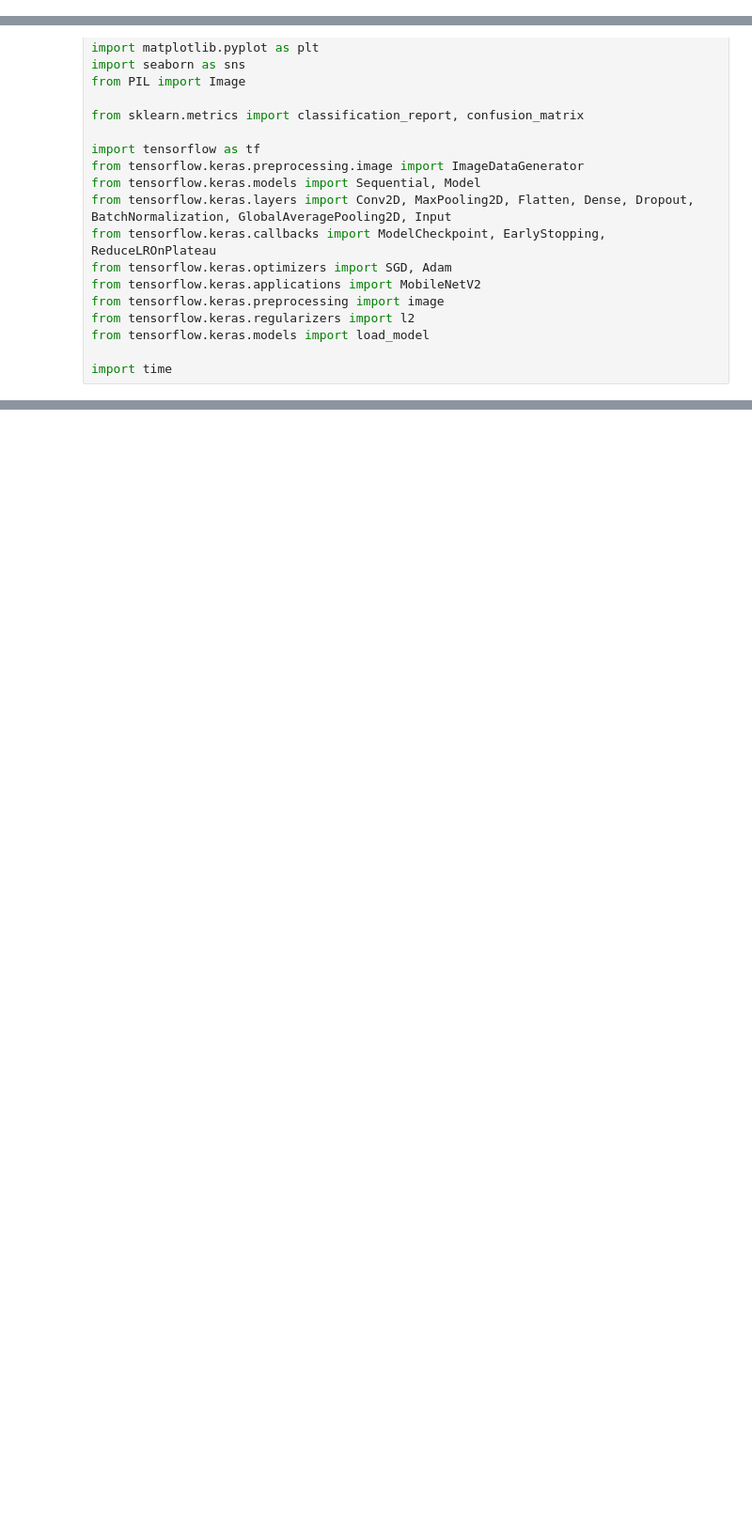
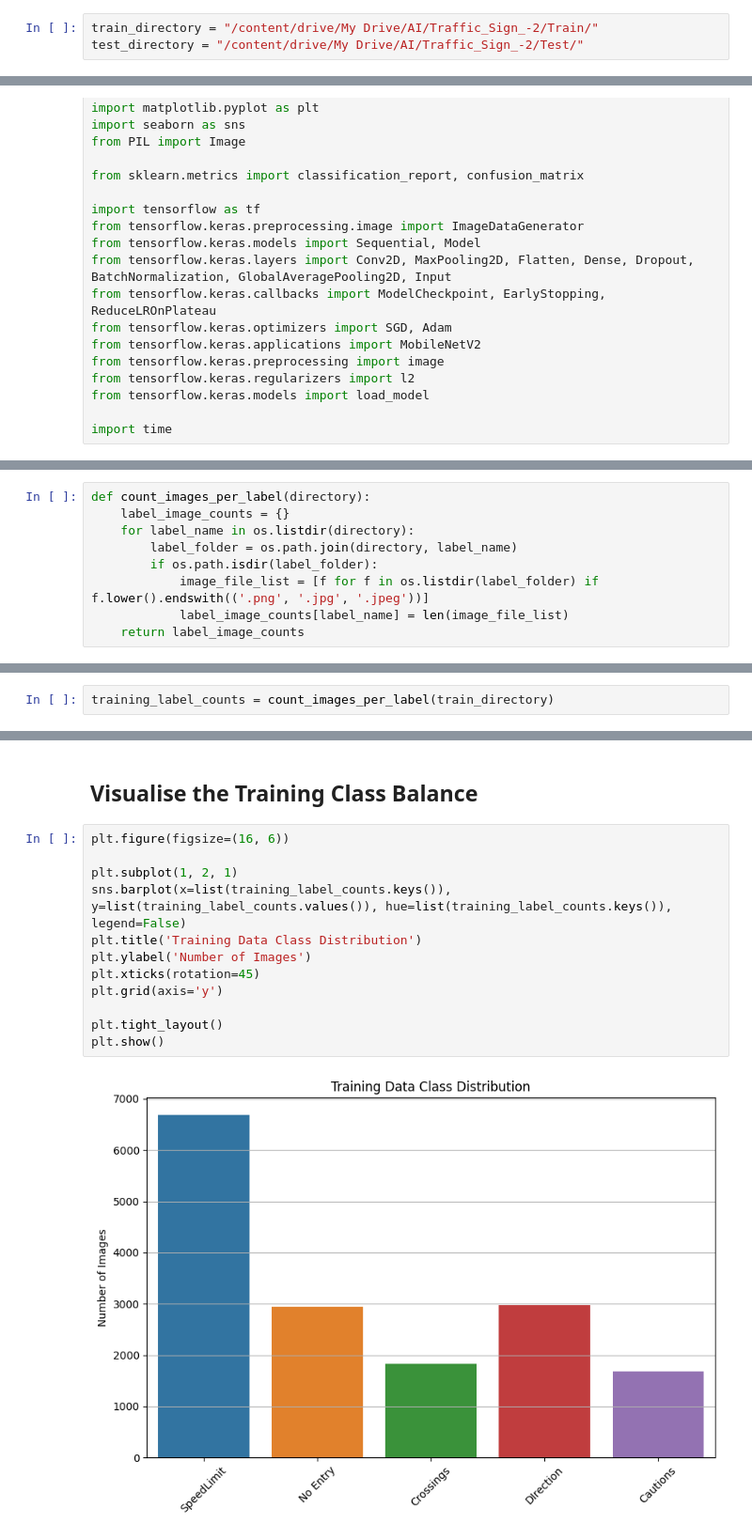
Before and after one commit to Prayag-1/Ai-repo-, a Jupyter notebook: task2.ipynb, the cells around one changed output, grey strips where cells are left out. Shown at 94% size. Drawn from its saved outputs; the diff is of its cells as text; blank space fills up the shorter version.

```diff
--- a/task2.ipynb
+++ b/task2.ipynb
@@ -3,0 +12,3 @@ test_dir = "D:\Herald\AI and ML\Coursework\Traffic_Sign_-2\Test"
+# %%
+train_directory = "/content/drive/My Drive/AI/Traffic_Sign_-2/Train/"
+test_directory = "/content/drive/My Drive/AI/Traffic_Sign_-2/Test/"
@@ -890,0 +263,9 @@ Epoch 15/15
+# %%
+def count_images_per_label(directory):
+    label_image_counts = {}
+    for label_name in os.listdir(directory):
+        label_folder = os.path.join(directory, label_name)
+        if os.path.isdir(label_folder):
+            image_file_list = [f for f in os.listdir(label_folder) if f.lower().endswith(('.png', '.jpg', '.jpeg'))]
+            label_image_counts[label_name] = len(image_file_list)
+    return label_image_counts
@@ -890,0 +274,2 @@ Epoch 15/15
+# %%
+training_label_counts = count_images_per_label(train_directory)
@@ -890,0 +348,16 @@ Epoch 15/15
+# %% [markdown]
+## Visualise the Training Class Balance
+# %%
+plt.figure(figsize=(16, 6))
+
+plt.subplot(1, 2, 1)
+sns.barplot(x=list(training_label_counts.keys()), y=list(training_label_counts.values()), hue=list(training_label_counts.keys()), legend=False)
+plt.title('Training Data Class Distribution')
+plt.ylabel('Number of Images')
+plt.xticks(rotation=45)
+plt.grid(axis='y')
+
+plt.tight_layout()
+plt.show()
+# %% [output]
+[figure, added]
```
Also changed, not shown: parts of 160 cells of this notebook.
